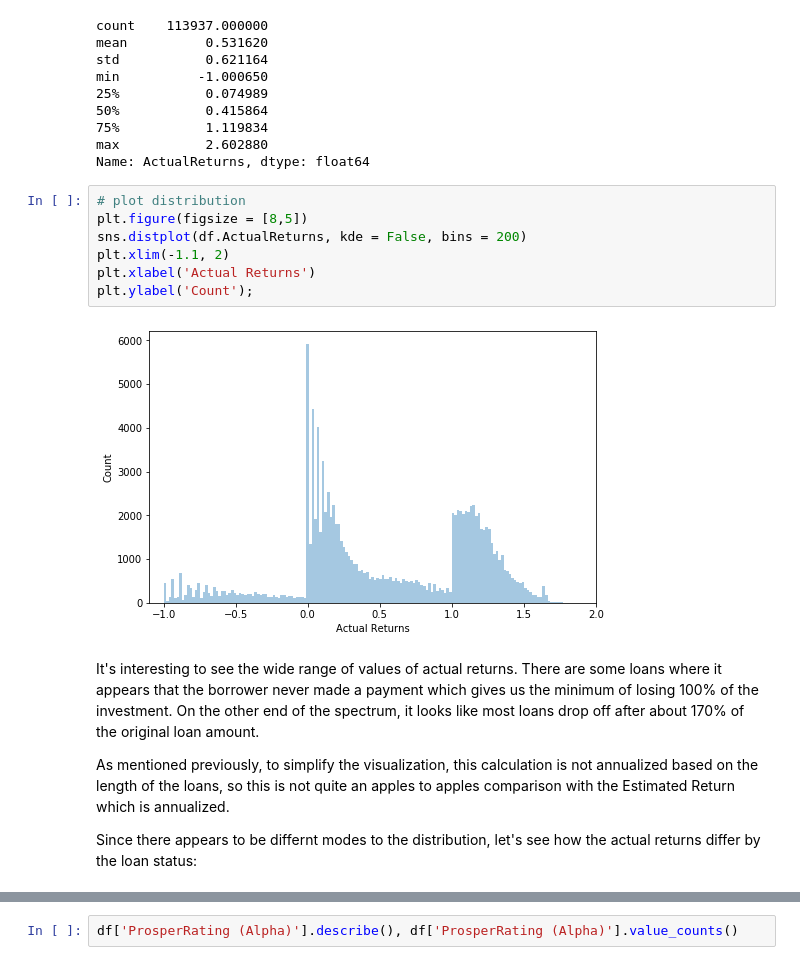
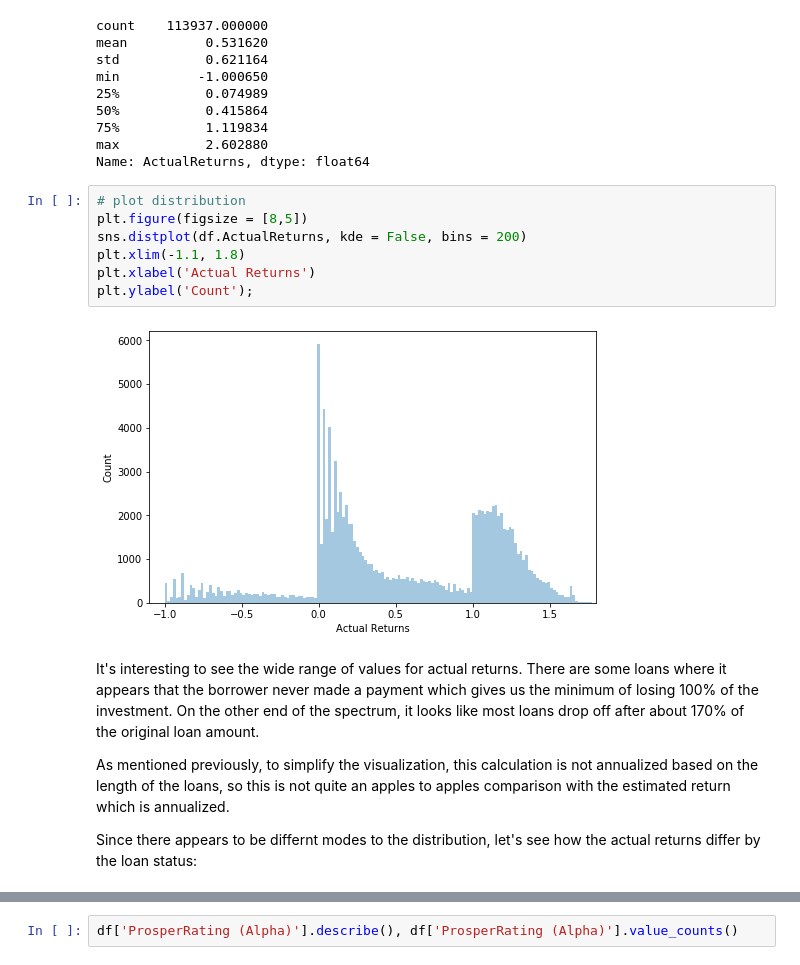
Before and after one commit to 0xjimm/prosper-loan-data-findings, a Jupyter notebook: prosper-loan-data-exploration.ipynb, the cells around one changed output, grey strips where cells are left out. Cells and saved outputs as stored; diff of their text form.

```diff
--- a/prosper-loan-data-exploration.ipynb
+++ b/prosper-loan-data-exploration.ipynb
@@ -190,16 +187,16 @@ Name: ActualReturns, dtype: float64
 # %%
 # plot distribution
 plt.figure(figsize = [8,5])
 sns.distplot(df.ActualReturns, kde = False, bins = 200)
-plt.xlim(-1.1, 2)
+plt.xlim(-1.1, 1.8)
 plt.xlabel('Actual Returns')
 plt.ylabel('Count');
 # %% [output]
-[figure, old version]
+[figure, new version]
 # %% [markdown]
-It's interesting to see the wide range of values of actual returns.  There are some loans where it appears that the borrower never made a payment which gives us the minimum of losing 100% of the investment.  On the other end of the spectrum, it looks like most loans drop off after about 170% of the original loan amount.
+It's interesting to see the wide range of values for actual returns.  There are some loans where it appears that the borrower never made a payment which gives us the minimum of losing 100% of the investment.  On the other end of the spectrum, it looks like most loans drop off after about 170% of the original loan amount.
 
-As mentioned previously, to simplify the visualization, this calculation is not annualized based on the length of the loans, so this is not quite an apples to apples comparison with the Estimated Return which is annualized.
+As mentioned previously, to simplify the visualization, this calculation is not annualized based on the length of the loans, so this is not quite an apples to apples comparison with the estimated return which is annualized.
 
 Since there appears to be differnt modes to the distribution, let's see how the actual returns differ by the loan status:
 # %%
```
Also changed, not shown: parts of 43 cells of this notebook.
